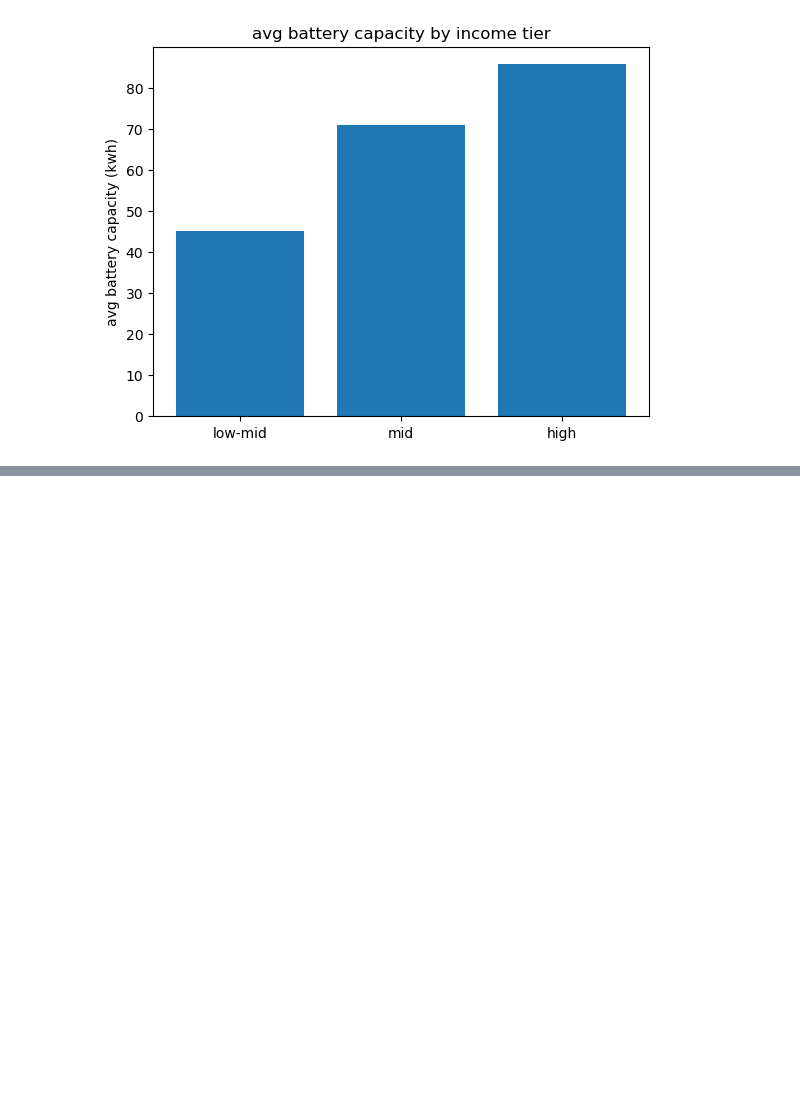
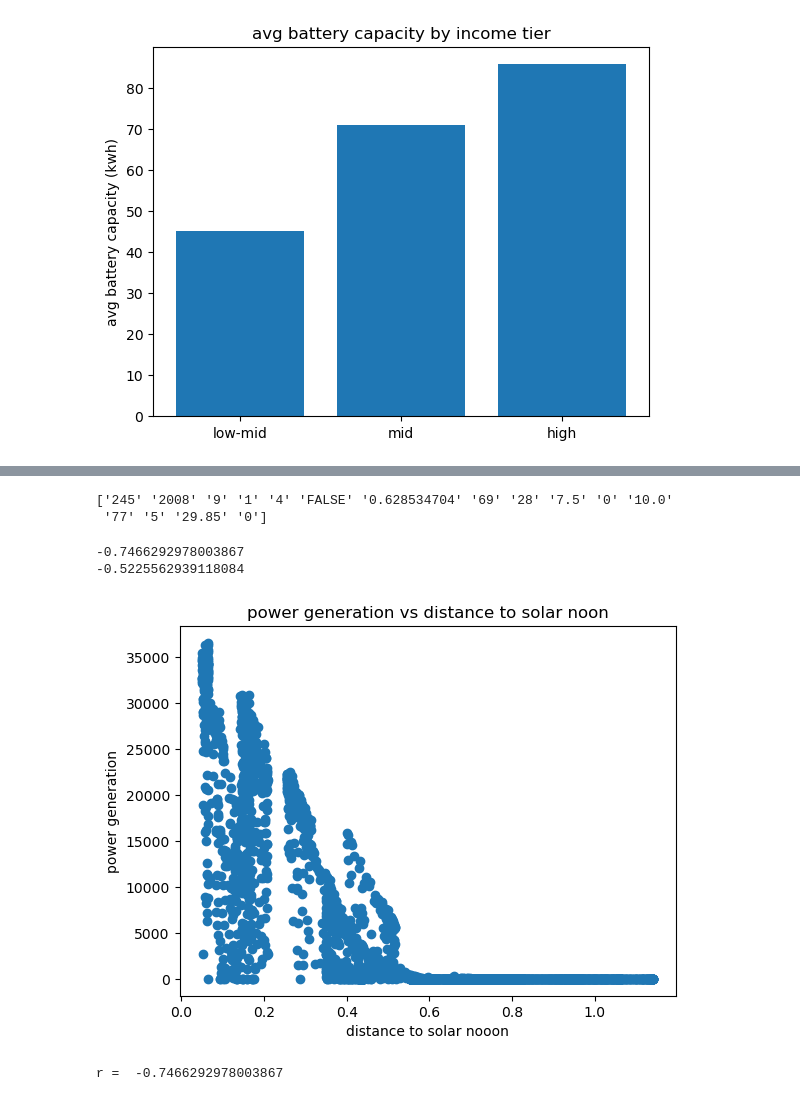
Before and after one commit to exu3/EE3315, a Jupyter notebook: L01_nb/L01.ipynb, the cells around one changed output, grey strips where cells are left out. Cells and saved outputs as stored; diff of their text form; code cells hidden in the pictures; blank space fills up the shorter version.

```diff
--- a/L01_nb/L01.ipynb
+++ b/L01_nb/L01.ipynb
@@ -66,0 +72,12 @@ plt.show()
+# %%
+x_ = [54.5,59.5,63.5,67.5,72.0,78.5,83.0]
+y_ = [81,97,103,123,150,182,195]
+
+def compute_r(x, y):
+    n = len(x)
+    sum = 0
+    for i in range(n):
+        sum += (x[i] - np.mean(x)) / np.std(x) * ((y[i] - np.mean(y)) / np.std(y))
+    return 1 / (n) * sum # 1/n instead of 1/(n-1) for some reason
+
+print(compute_r(x_,y_))
@@ -66,0 +91,41 @@ plt.show()
+# %%
+with open("./forecast/generation.csv", 'r') as f:
+    data = list(csv.reader(f, delimiter=","))
+
+import numpy as np
+data = np.array(data)
+# %% [output]
+['245' '2008' '9' '1' '4' 'FALSE' '0.628534704' '69' '28' '7.5' '0' '10.0'
+ '77' '5' '29.85' '0']
+# %%
+# Calculates the correlation coefficient between Distance to Solar Noon (col 6) and
+# Power Generation as well as Relative Humidity and Power Generation
+
+dtsn = []
+pg = []
+rh = []
+data = data[1:] # delete header
+for i in range(len(data)):
+    dtsn.append(float(data[i][6]))
+    pg.append(float(data[i][15]))
+    rh.append(float(data[i][12]))
+
+print(compute_r(dtsn, pg))
+print(compute_r(rh, pg))
+# %% [output]
+-0.7466292978003867
+-0.5225562939118084
+# %%
+# scatter plot of pg vs dtsn
+fig, ax = plt.subplots()
+ax.scatter(dtsn, pg)
+
+ax.set_xlabel('distance to solar nooon')
+ax.set_ylabel('power generation')
+ax.set_title('power generation vs distance to solar noon')
+
+plt.show()
+print("r = ", compute_r(dtsn, pg))
+# %% [output]
+[figure, added]
+r =  -0.7466292978003867
```
Also changed, not shown: parts of 7 cells of this notebook, 1 other file.
